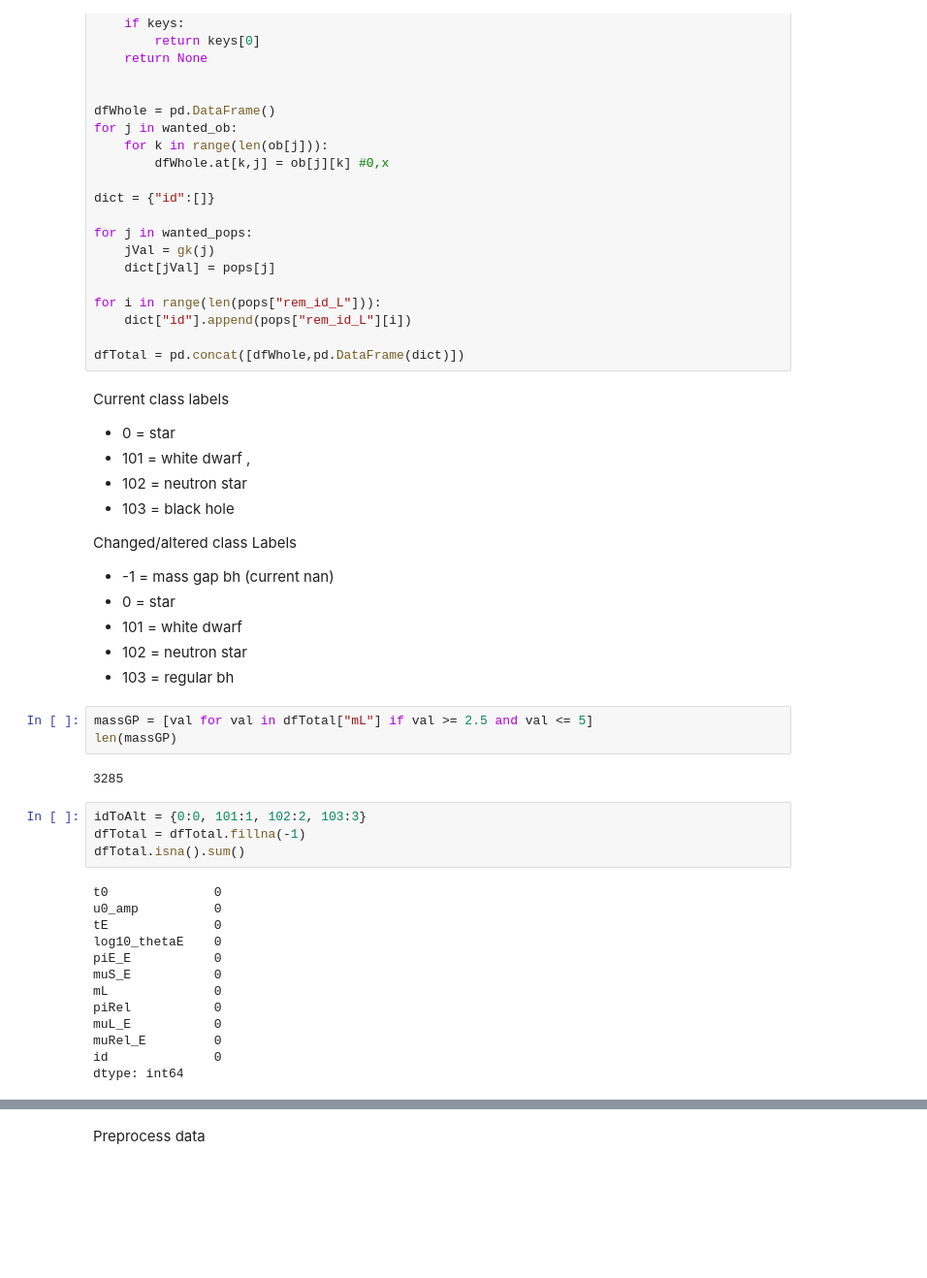
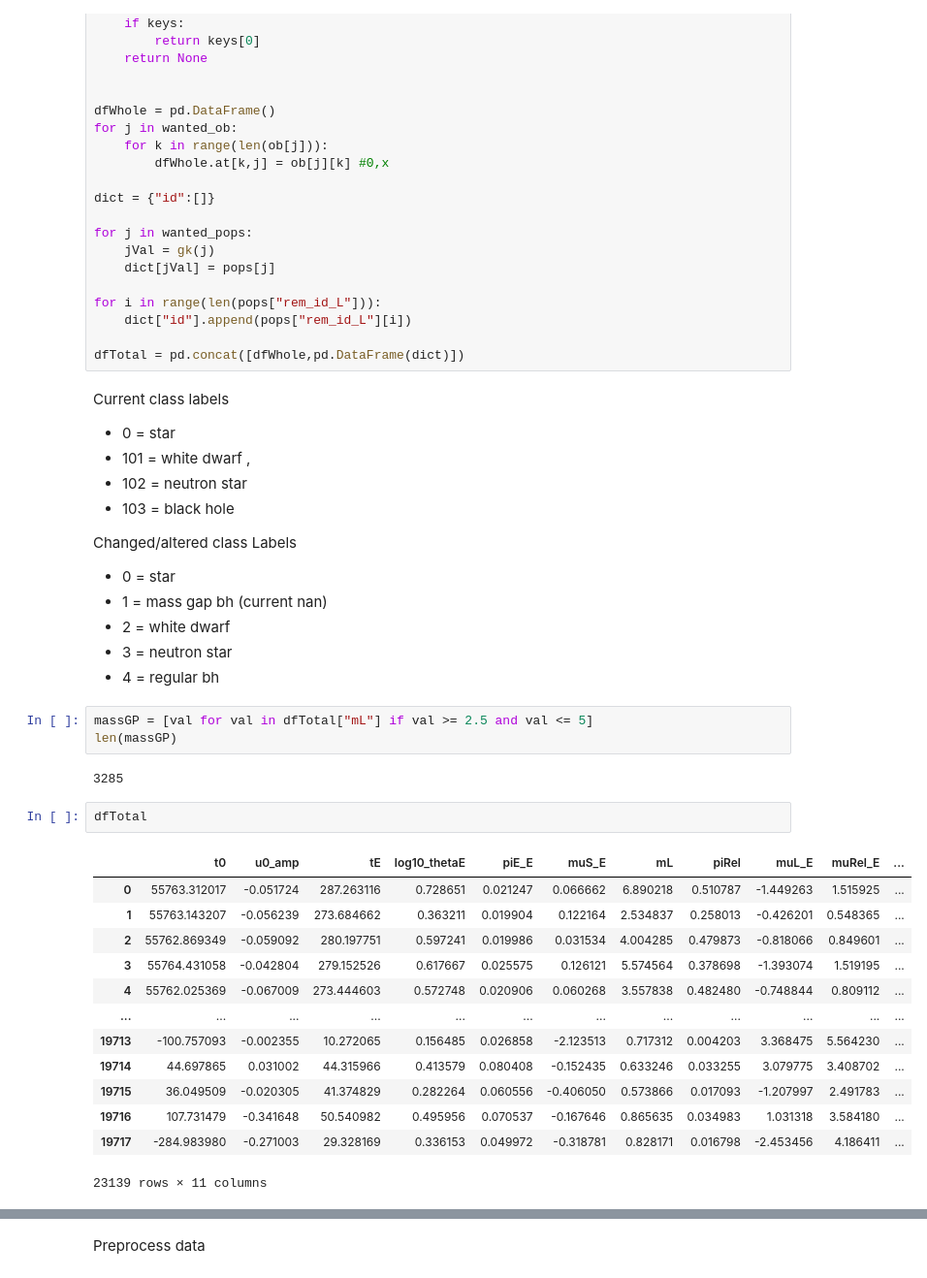
Before and after one commit to Rohit-K814307/Detection_of_Isolated_Mass_gap_Black_Holes_Through_Data_driven_Analysis, a Jupyter notebook: data_view.ipynb, the cells around one changed output, grey strips where cells are left out. Shown at 97% size. Cells and saved outputs as stored; diff of their text form; blank space fills up the shorter version.

```diff
--- a/data_view.ipynb
+++ b/data_view.ipynb
@@ -79,31 +74,29 @@ Current class labels
 - 103 = black hole
 
 Changed/altered class Labels
-
-- -1 = mass gap bh (current nan)
 - 0 = star
-- 101 = white dwarf
-- 102 = neutron star
-- 103 = regular bh
+- 1 = mass gap bh (current nan)
+- 2 = white dwarf
+- 3 = neutron star
+- 4 = regular bh
 # %%
 massGP = [val for val in dfTotal["mL"] if val >= 2.5 and val <= 5]
 len(massGP)
 # %% [output]
 3285
-# %%
-idToAlt = {0:0, 101:1, 102:2, 103:3}
-dfTotal = dfTotal.fillna(-1)
-dfTotal.isna().sum()
-# %% [output]
-t0              0
-u0_amp          0
-tE              0
-log10_thetaE    0
-piE_E           0
-muS_E           0
-mL              0
-piRel           0
-muL_E           0
-muRel_E         0
-id              0
-dtype: int64
+# %%
+dfTotal
+# %% [output]
+|  | t0 | u0_amp | tE | log10_thetaE | piE_E | muS_E | mL | piRel | muL_E | muRel_E | ... |
+| 0 | 55763.312017 | -0.051724 | 287.263116 | 0.728651 | 0.021247 | 0.066662 | 6.890218 | 0.510787 | -1.449263 | 1.515925 | ... |
+| 1 | 55763.143207 | -0.056239 | 273.684662 | 0.363211 | 0.019904 | 0.122164 | 2.534837 | 0.258013 | -0.426201 | 0.548365 | ... |
+| 2 | 55762.869349 | -0.059092 | 280.197751 | 0.597241 | 0.019986 | 0.031534 | 4.004285 | 0.479873 | -0.818066 | 0.849601 | ... |
+| 3 | 55764.431058 | -0.042804 | 279.152526 | 0.617667 | 0.025575 | 0.126121 | 5.574564 | 0.378698 | -1.393074 | 1.519195 | ... |
+| 4 | 55762.025369 | -0.067009 | 273.444603 | 0.572748 | 0.020906 | 0.060268 | 3.557838 | 0.482480 | -0.748844 | 0.809112 | ... |
+| ... | ... | ... | ... | ... | ... | ... | ... | ... | ... | ... | ... |
+| 19713 | -100.757093 | -0.002355 | 10.272065 | 0.156485 | 0.026858 | -2.123513 | 0.717312 | 0.004203 | 3.368475 | 5.564230 | ... |
+| 19714 | 44.697865 | 0.031002 | 44.315966 | 0.413579 | 0.080408 | -0.152435 | 0.633246 | 0.033255 | 3.079775 | 3.408702 | ... |
+| 19715 | 36.049509 | -0.020305 | 41.374829 | 0.282264 | 0.060556 | -0.406050 | 0.573866 | 0.017093 | -1.207997 | 2.491783 | ... |
+| 19716 | 107.731479 | -0.341648 | 50.540982 | 0.495956 | 0.070537 | -0.167646 | 0.865635 | 0.034983 | 1.031318 | 3.584180 | ... |
+| 19717 | -284.983980 | -0.271003 | 29.328169 | 0.336153 | 0.049972 | -0.318781 | 0.828171 | 0.016798 | -2.453456 | 4.186411 | ... |
+23139 rows × 11 columns
```
Also changed, not shown: parts of 31 cells of this notebook, 1 other file.
